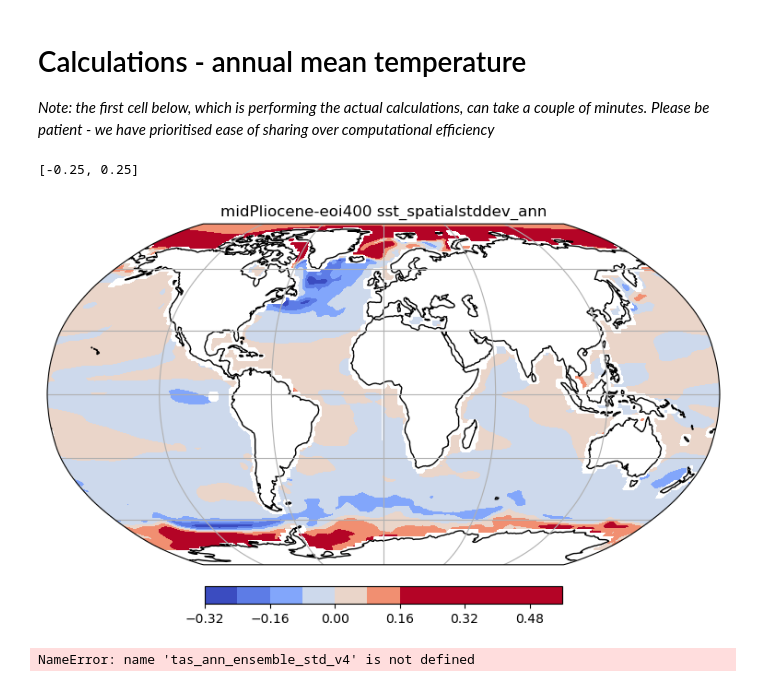
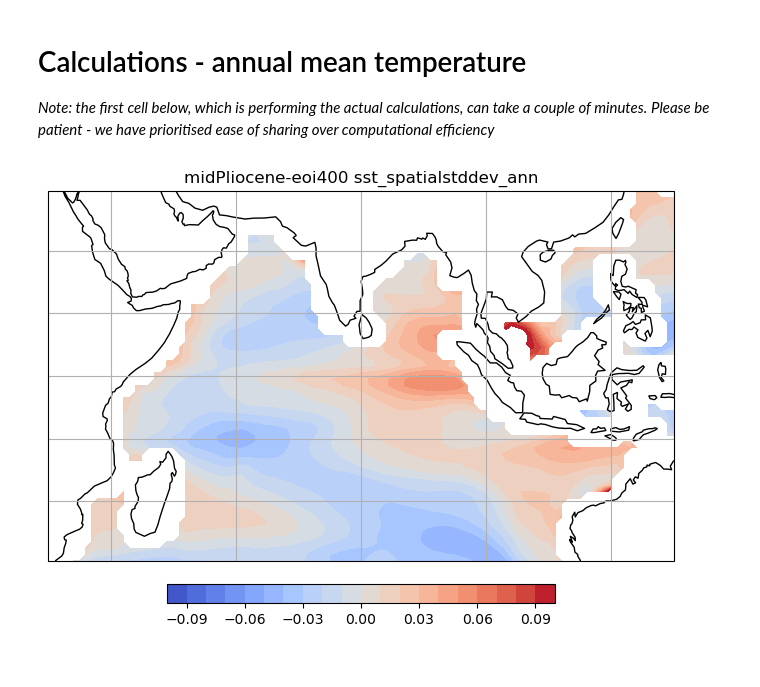
Before and after one commit to pmip4/pmip_p2fvar_analyzer, a Jupyter notebook: notebooks/Pliocene_explorations.ipynb, the cells around one changed output. Drawn from its saved outputs; the diff is of its cells as text; code cells hidden in the pictures.

```diff
--- a/notebooks/Pliocene_explorations.ipynb
+++ b/notebooks/Pliocene_explorations.ipynb
@@ -164,7 +167,7 @@ def ensemble_mean(pmip_v,variable_name,experiment_name):
 
 #This function will calculate the difference between experiment and piControl for each model,
 #and then calculate the ensemble average of the differences
-def ensemble_mean_diffence(pmip_v,experiment_name,variable_name):
+def ensemble_mean_difference(pmip_v,experiment_name,variable_name):
     model_list=[]
     n=0
     average=0
@@ -181,6 +184,34 @@ def ensemble_mean_diffence(pmip_v,experiment_name,variable_name):
                 expt_b_file=xr.open_dataset(B_dict.get(gcm),decode_times=False)
                 expt_b=expt_b_file[variable_name]
                 diff=expt_a-expt_b
+                this_regridder=xe.Regridder(expt_a_file,grid_1x1,'bilinear', reuse_weights=False,periodic=True)
+                diff_1x1=this_regridder(diff)
+                if n==0:
+                    average=diff_1x1
+                else:
+                    average=(n*average+diff_1x1)/(n+1)
+                n=n+1
+    return average
+
+#This function will calculate the difference between experiment and piControl for each model,
+#and then calculate the ensemble average of the differences
+def ensemble_mean_diff_percentage(pmip_v,experiment_name,variable_name):
+    model_list=[]
+    n=0
+    average=0
+    A_dict=ensemble_members_dict(variable_name,experiment_name)
+    B_dict=ensemble_members_dict(variable_name,'piControl')
+    grid_1x1= xr.Dataset({'lat': (['lat'], np.arange(-89.5, 90., 1.0)),
+                         'lon': (['lon'], np.arange(0, 360., 1.0))})
+    for gcm in A_dict:
+        if gcm in B_dict:
+            if gcm in pmip[pmip_v]:
+                model_list.append(gcm)
+                expt_a_file=xr.open_dataset(A_dict.get(gcm),decode_times=False)
+                expt_a=expt_a_file[variable_name]
+                expt_b_file=xr.open_dataset(B_dict.get(gcm),decode_times=False)
+                expt_b=expt_b_file[variable_name]
+                diff=100.*(expt_a-expt_b)/expt_b
                 this_regridder=xe.Regridder(expt_a_file,grid_1x1,'bilinear', reuse_weights=False,periodic=True)
                 diff_1x1=this_regridder(diff)
                 if n==0:
@@ -261,19 +296,11 @@ _Note: the first cell below, which is performing the actual calculations, can ta
 # %%
 '''Set experiment and variable names'''
 experiment_name='midPliocene-eoi400'
 variable_name='sst_spatialstddev_ann'
 
 '''calculations'''
 #PMIP4
-sst_variability=ensemble_mean_diffence(pmip_v4,experiment_name,variable_name)
-sst_var_plot=var_plot(sst_variability,experiment_name,variable_name,[-0.25,0.25],plt.get_cmap('coolwarm'))
+sst_variability=ensemble_mean_difference(pmip_v4,experiment_name,variable_name)
+sst_var_plot=IO_var_plot(sst_variability,experiment_name,variable_name,[-0.1,0.1],plt.get_cmap('coolwarm'))
 # %% [output]
-[-0.25, 0.25]
-[figure, old version]
+[figure, new version]
-# %%
-'''Annual mean temperature difference: ensemble variation PMIP4.
-It shows the standard deviation across the ensemble (i.e. between model's mean difference in midHolocene minus piControl) in annual mean temperature change.'''
-
-tas_std_plot(tas_ann_ensemble_std_v4,experiment_name,variable_name)
-# %% [output]
-NameError: name 'tas_ann_ensemble_std_v4' is not defined
```
Also changed, not shown: parts of 4 cells of this notebook.
